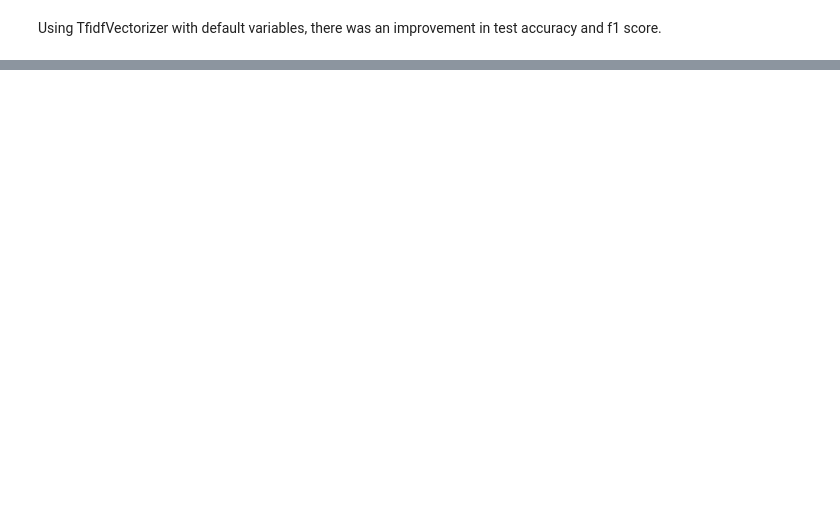
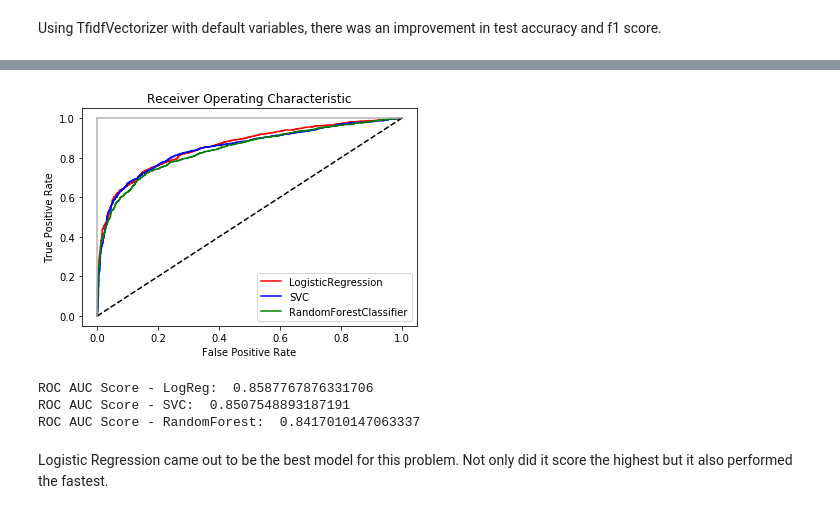
Before and after one commit to barcilla/Capstone_2, a Jupyter notebook: Tweet Classifier: Detecting Disasters.ipynb, the cells around one changed output, grey strips where cells are left out. Saved outputs shown, nothing was run; the diff lists cells and outputs as text; code cells hidden in the pictures; blank space fills up the shorter version.

```diff
--- a/Tweet Classifier: Detecting Disasters.ipynb
+++ b/Tweet Classifier: Detecting Disasters.ipynb
@@ -1509,0 +1282,27 @@ pd.DataFrame.from_dict({(x,y): performance[x][y]
+# %%
+%%time
+
+#LogReg
+y_score1 = optimized_lr.predict_proba(X_test)[:,1]
+false_positive_rate1, true_positive_rate1, threshold1 = roc_curve(y_test, y_score1)
+
+#I did not add 'probability = True' to my RandomizedSearchCV on SVC.
+#Instead I used the best estimators to run the model faster than RandomizedSearchCV
+
+svc_transformer = ColumnTransformer(
+    transformers = [('tfidf', TfidfVectorizer(ngram_range = (1,3), min_df = 1, max_df = 0.75), texts)],
+    remainder = MinMaxScaler() )
+
+svc_pipe = make_pipeline(svc_transformer, SVC(kernel = 'rbf',
+                                              gamma = 0.1,
+                                              C = 25,
+                                              probability = True,
+                                              random_state = 34))
+svc_pipe.fit(X_train,y_train)
+y_score2 = svc_pipe.predict_proba(X_test)[:,1]
+false_positive_rate2, true_positive_rate2, threshold2 = roc_curve(y_test, y_score2)
+
+
+#RF
+y_score3 = optimized_rf.predict_proba(X_test)[:,1]
+false_positive_rate3, true_positive_rate3, threshold3 = roc_curve(y_test, y_score3)
@@ -1509,0 +1312,22 @@ pd.DataFrame.from_dict({(x,y): performance[x][y]
+# %%
+plt.title('Receiver Operating Characteristic')
+plt.plot(false_positive_rate1, true_positive_rate1,'-r', label='LogisticRegression',)
+plt.plot(false_positive_rate2, true_positive_rate2,'-b', label='SVC')
+plt.plot(false_positive_rate3, true_positive_rate3,'-g', label='RandomForestClassifier')
+plt.plot([0, 1], '-k', ls="--")
+plt.plot([0, 0], [1, 0], c=".7"), plt.plot([1, 1], c=".7")
+plt.ylabel('True Positive Rate')
+plt.xlabel('False Positive Rate')
+plt.legend()
+plt.show()
+
+print('ROC AUC Score - LogReg: ',roc_auc_score(y_test, y_score1))
+print('ROC AUC Score - SVC: ',roc_auc_score(y_test, y_score2))
+print('ROC AUC Score - RandomForest: ',roc_auc_score(y_test, y_score3))
+# %% [output]
+[figure, added]
+ROC AUC Score - LogReg:  0.8587767876331706
+ROC AUC Score - SVC:  0.8507548893187191
+ROC AUC Score - RandomForest:  0.8417010147063337
+# %% [markdown]
+Logistic Regression came out to be the best model for this problem. Not only did it score the highest but it also performed the fastest.
```
Also changed, not shown: parts of 81 cells of this notebook.
